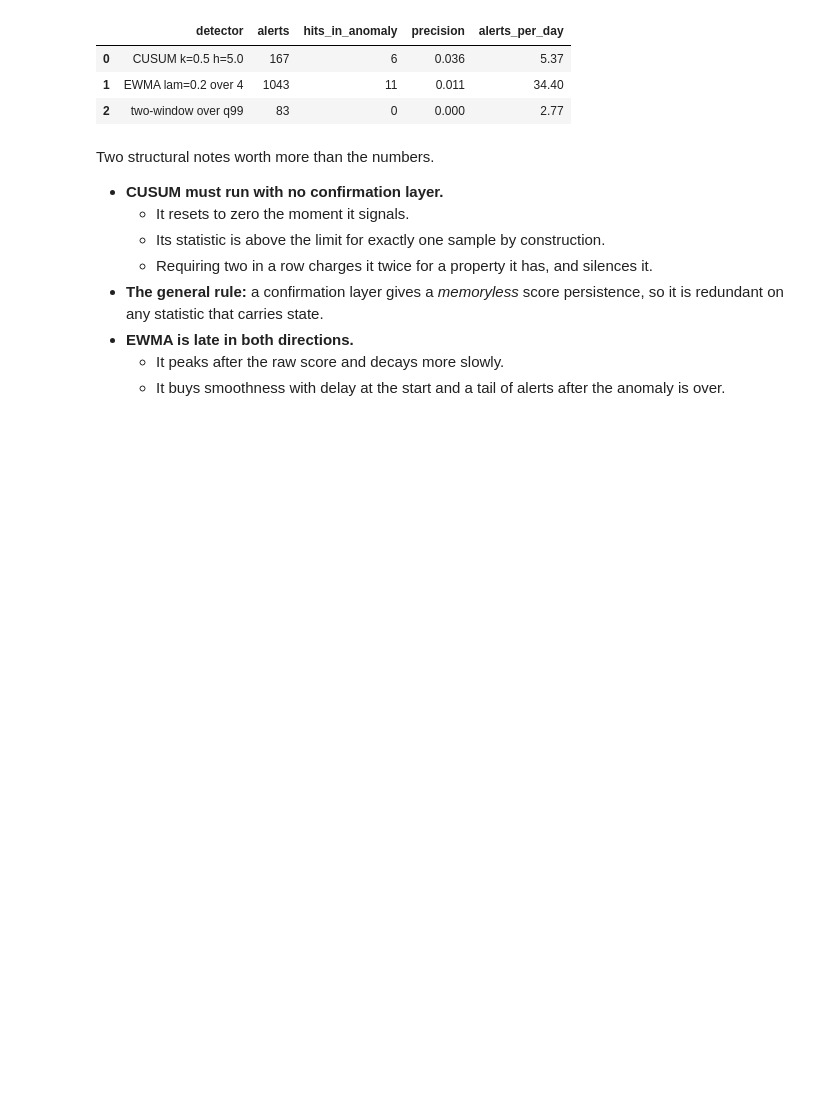
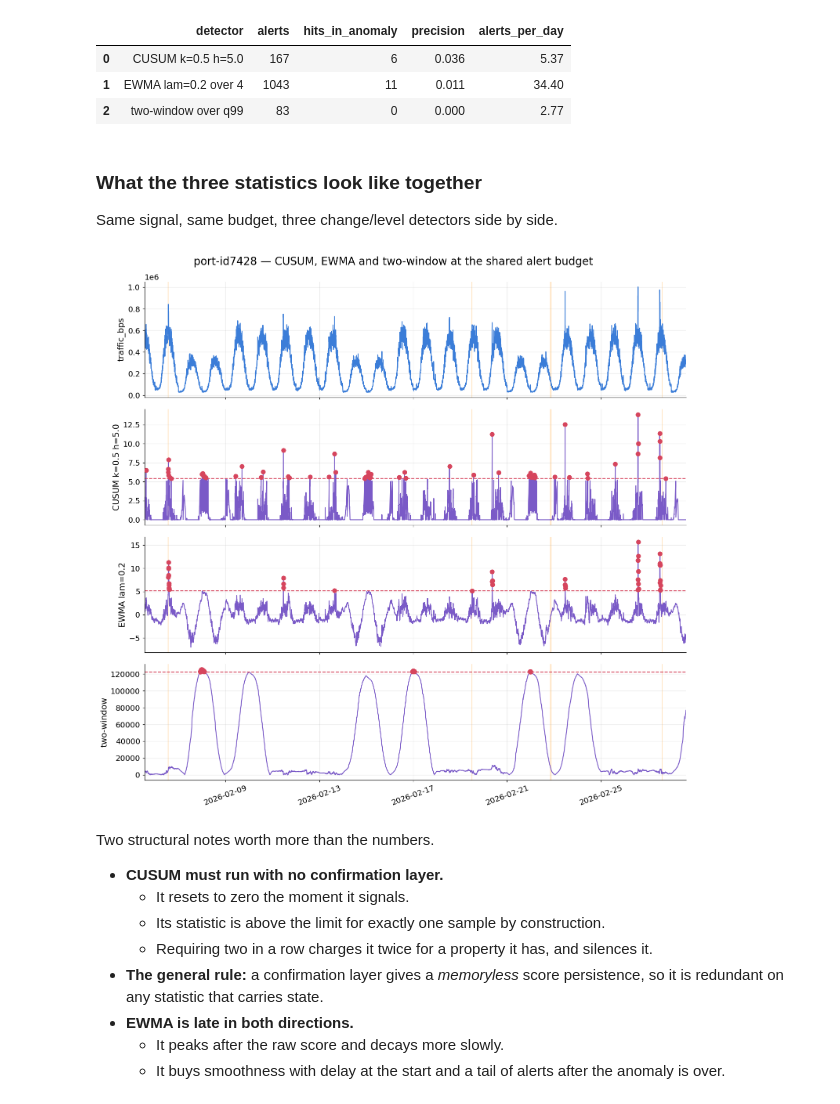
Before and after one commit to kevin880987/aiops-anomaly-zero-to-hero, a Jupyter notebook: labs/workshop/02.ipynb, the cells around one changed output. Drawn from its saved outputs; the diff is of its cells as text; code cells hidden in the pictures; blank space fills up the shorter version.

```diff
--- a/labs/workshop/02.ipynb
+++ b/labs/workshop/02.ipynb
@@ -640,6 +636,16 @@ pd.DataFrame(rows_acc)
 | 0 | CUSUM k=0.5 h=5.0 | 167 | 6 | 0.036 | 5.37 |
 | 1 | EWMA lam=0.2 over 4 | 1043 | 11 | 0.011 | 34.40 |
 | 2 | two-window over q99 | 83 | 0 | 0.000 | 2.77 |
+# %% [markdown]
+### What the three statistics look like together
+
+Same signal, same budget, three change/level detectors side by side.
+# %%
+plot_series(g, scores={"CUSUM k=0.5 h=5.0": S_cusum, "EWMA lam=0.2": ew.to_numpy(),
+                       "two-window": tw.to_numpy()},
+            budget=BUDGET, title=f"{port} — CUSUM, EWMA and two-window at the shared alert budget")
+# %% [output]
+[figure, added]
 # %% [markdown]
 Two structural notes worth more than the numbers.
 
```
Also changed, not shown: parts of 10 cells of this notebook, 1 other file.
